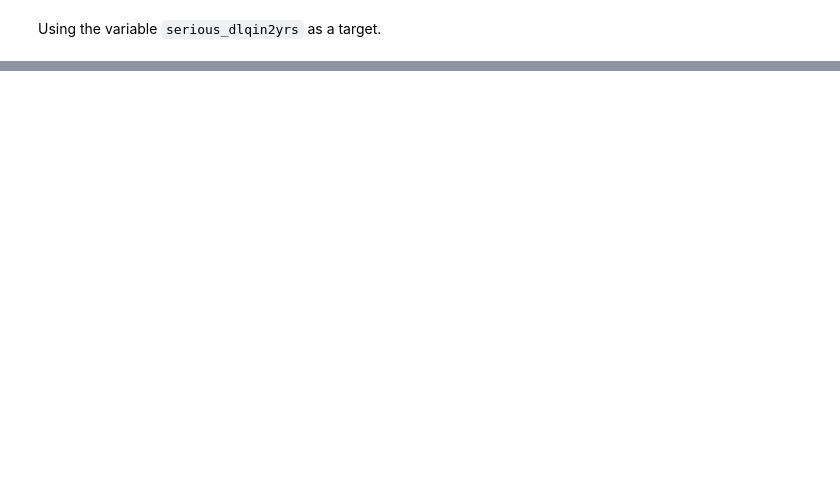
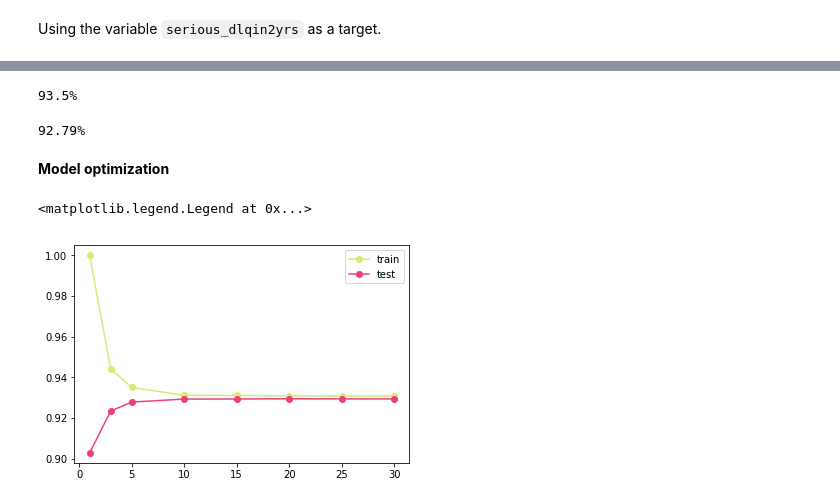
Before and after one commit to yaninaiberra/Fligoo_EDA, a Jupyter notebook: Fligoo_TechInterview_Credit.ipynb, the cells around one changed output, grey strips where cells are left out. Cells and saved outputs as stored; diff of their text form; code cells hidden in the pictures; blank space fills up the shorter version.

```diff
--- a/Fligoo_TechInterview_Credit.ipynb
+++ b/Fligoo_TechInterview_Credit.ipynb
@@ -537,0 +785,2 @@ Using the variable `serious_dlqin2yrs` as a target.
+# %%
+regresor.fit(X_train, y_train);
@@ -537,0 +940,5 @@ Using the variable `serious_dlqin2yrs` as a target.
+# %%
+knn = KNeighborsClassifier()
+# %%
+# Entrenamos el modelo
+knn.fit(X_train, y_train);
@@ -537,0 +950,33 @@ Using the variable `serious_dlqin2yrs` as a target.
+# %%
+accuracy = accuracy_score(y_train, predicciones_train)*100
+print(f'{round(accuracy, 2)}%')
+# %% [output]
+93.5%
+# %%
+accuracy = accuracy_score(y_test, predicciones_cla)*100
+print(f'{round(accuracy, 2)}%')
+# %% [output]
+92.79%
+# %% [markdown]
+**Model optimization**
+# %%
+ACC_train = []
+ACC_test = []
+vecinos = [1, 3, 5, 10, 15, 20, 25, 30]
+for n in vecinos: # entreno diferentes modelos con diferntes vecinos
+    clf = KNeighborsClassifier(n_neighbors=n)
+    clf.fit(X_train, y_train)
+    y_train_pred = clf.predict(X_train)
+    train_acc = accuracy_score(y_train, y_train_pred)
+    ACC_train.append(train_acc)
+    y_test_pred = clf.predict(X_test)
+    test_acc = accuracy_score(y_test, y_test_pred)
+    ACC_test.append(test_acc)
+# %%
+plt.plot(vecinos,ACC_train,'o-',label='train', color='#DCE775')
+plt.plot(vecinos,ACC_test,'o-',label='test', color='#EC407A')
+plt.legend() #Grafico las predicciones para el testeo y para el de entrenamiento, en el eje X está la cantidad de vecinos y en el eje y se grafica el ACCURACY.
+# Elijo donde el ACC  de entrenamienot y Testeo son parecidos, elijo 15.
+# %% [output]
+<matplotlib.legend.Legend at 0x...>
+[figure, added]
```
Also changed, not shown: parts of 100 cells of this notebook.
